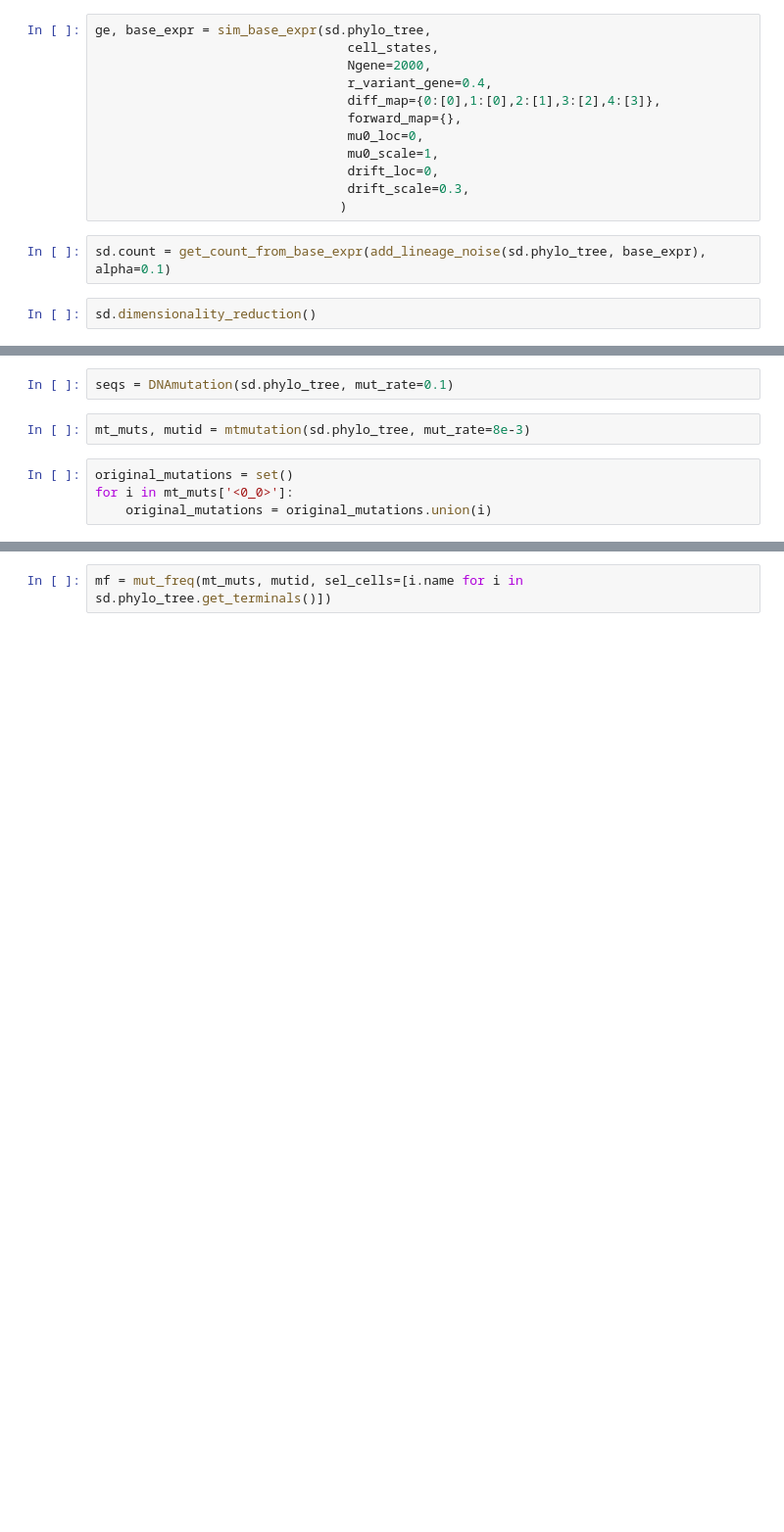
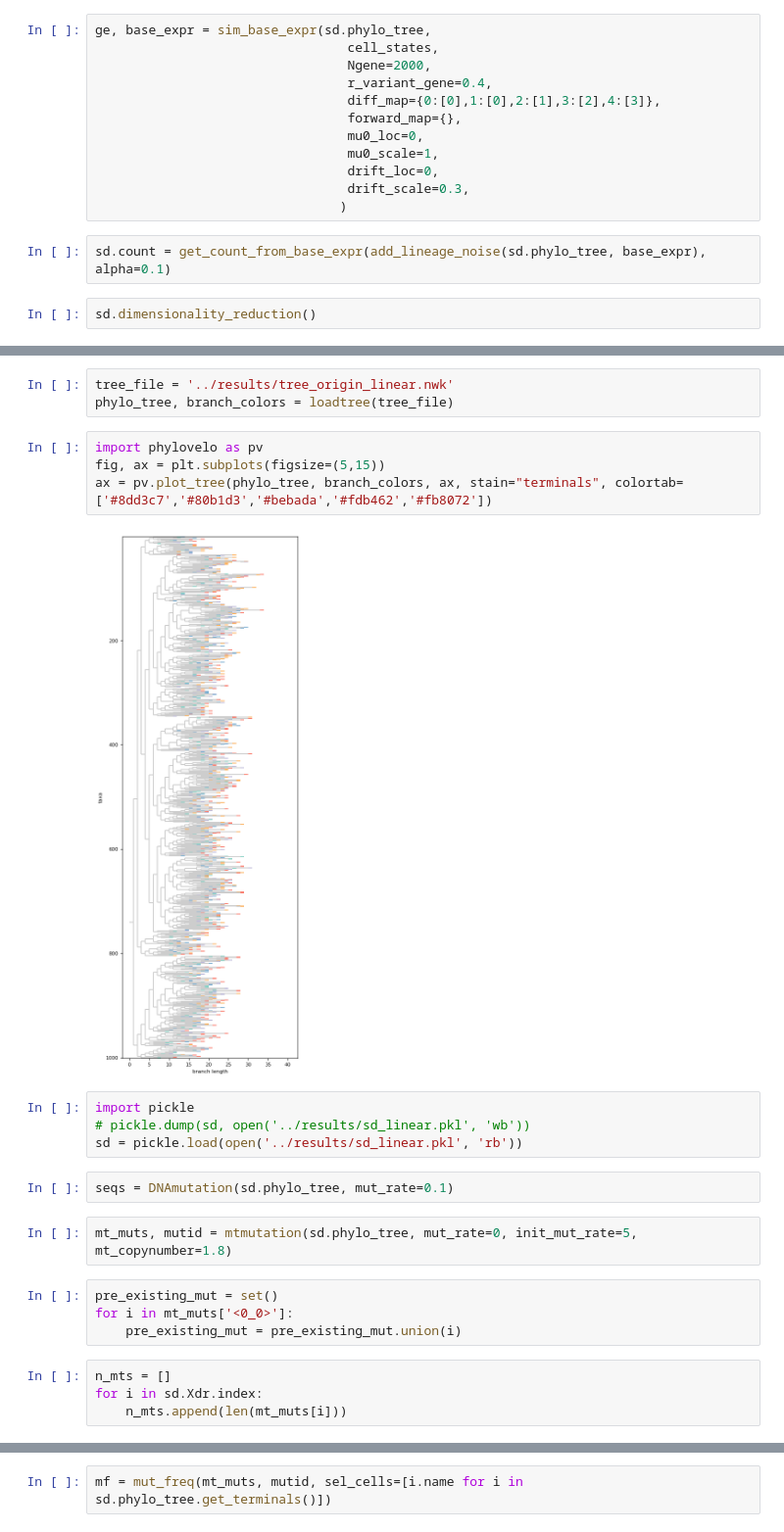
Before and after one commit to kunwang34/mtDNA_simulation, a Jupyter notebook: notebook/Linear_model.ipynb, the cells around one changed output, grey strips where cells are left out. Shown at 98% size. Drawn from its saved outputs; the diff is of its cells as text; blank space fills up the shorter version.

```diff
--- a/notebook/Linear_model.ipynb
+++ b/notebook/Linear_model.ipynb
@@ -109,8 +113,25 @@ ax.spines['top'].set_visible(False)
+# %%
+tree_file = '../results/tree_origin_linear.nwk'
+phylo_tree, branch_colors = loadtree(tree_file)
+# %%
+import phylovelo as pv
+fig, ax = plt.subplots(figsize=(5,15))
+ax = pv.plot_tree(phylo_tree, branch_colors, ax, stain="terminals", colortab=['#8dd3c7','#80b1d3','#bebada','#fdb462','#fb8072'])
+# %% [output]
+[figure, added]
+# %%
+import pickle
+# pickle.dump(sd, open('../results/sd_linear.pkl', 'wb'))
+sd = pickle.load(open('../results/sd_linear.pkl', 'rb'))
 # %%
 seqs = DNAmutation(sd.phylo_tree, mut_rate=0.1)
 # %%
-mt_muts, mutid = mtmutation(sd.phylo_tree, mut_rate=8e-3)
+mt_muts, mutid = mtmutation(sd.phylo_tree, mut_rate=0, init_mut_rate=5, mt_copynumber=1.8)
 # %%
-original_mutations = set()
+pre_existing_mut = set()
 for i in mt_muts['<0_0>']:
-    original_mutations = original_mutations.union(i)
+    pre_existing_mut = pre_existing_mut.union(i)
+# %%
+n_mts = []
+for i in sd.Xdr.index:
+    n_mts.append(len(mt_muts[i]))
```
Also changed, not shown: parts of 19 cells of this notebook, 3 other files.
